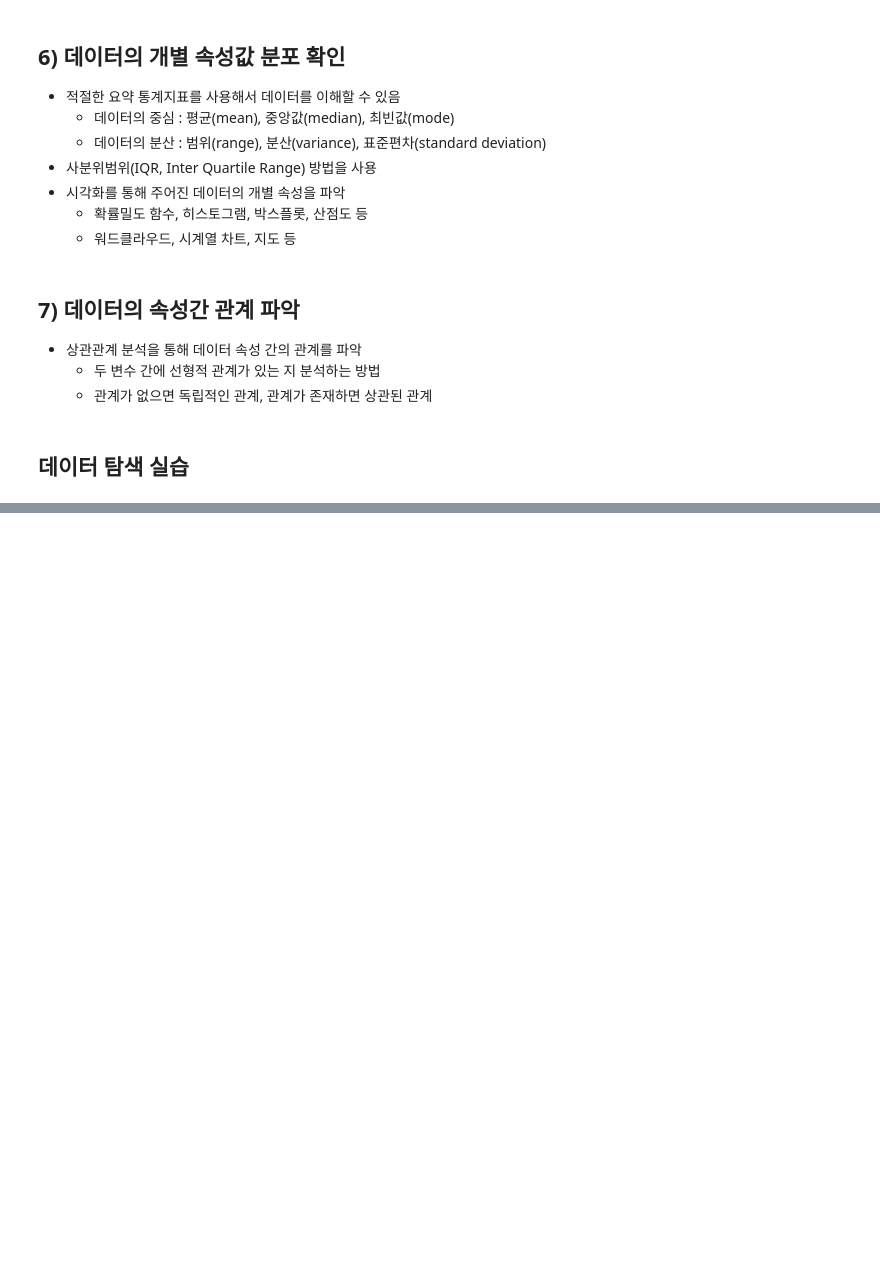
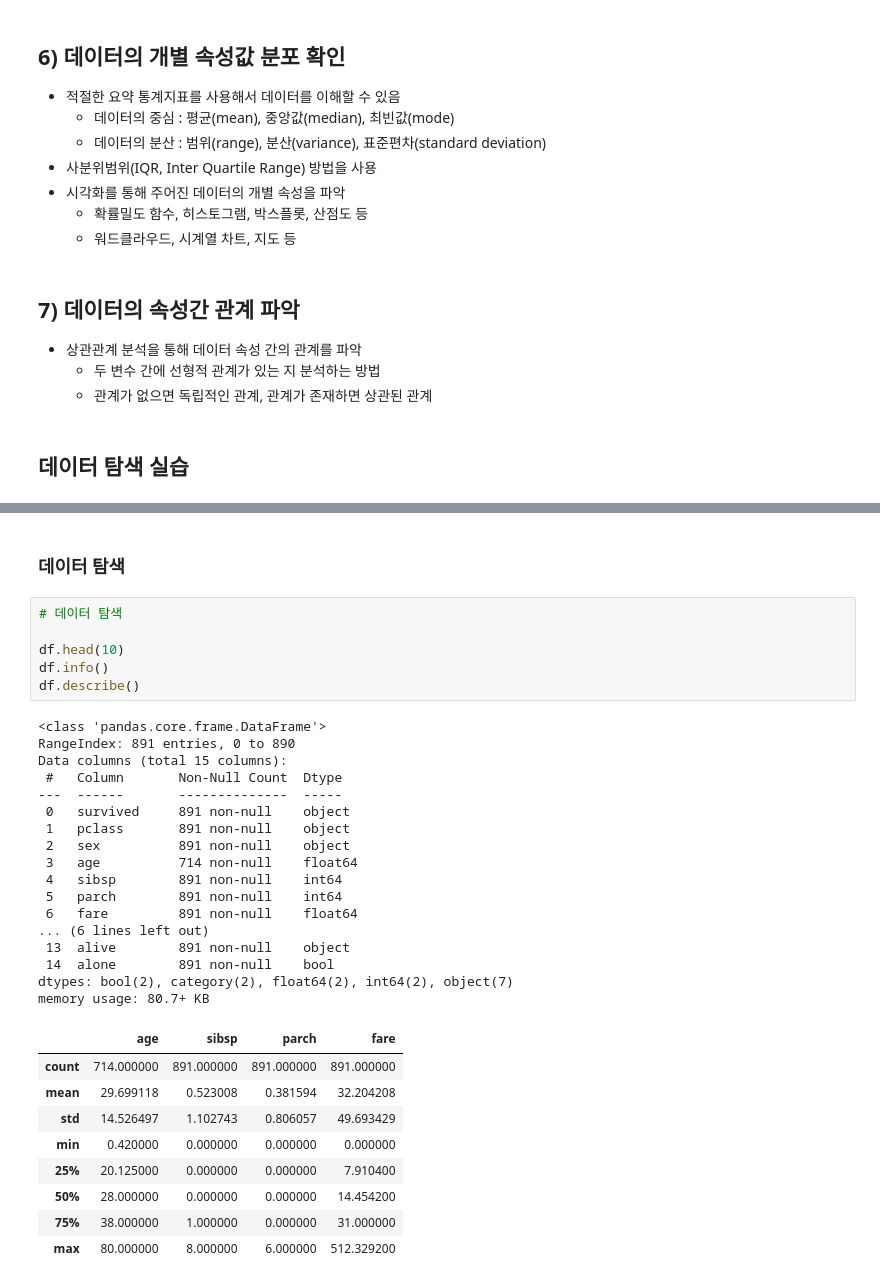
Before and after one commit to YugyeongJo/bigdata-analyst-certification, a Jupyter notebook: docs/02_data_preprocessing/01_data_exprolation/EDA.ipynb, the cells around one changed output, grey strips where cells are left out. Saved outputs shown, nothing was run; the diff lists cells and outputs as text; blank space fills up the shorter version.

```diff
--- a/docs/02_data_preprocessing/01_data_exprolation/EDA.ipynb
+++ b/docs/02_data_preprocessing/01_data_exprolation/EDA.ipynb
@@ -70,0 +143,35 @@ print(df.head())
+# %% [markdown]
+### 데이터 탐색
+# %%
+# 데이터 탐색
+
+df.head(10)
+df.info()
+df.describe()
+# %% [output]
+<class 'pandas.core.frame.DataFrame'>
+RangeIndex: 891 entries, 0 to 890
+Data columns (total 15 columns):
+ #   Column       Non-Null Count  Dtype
+---  ------       --------------  -----
+ 0   survived     891 non-null    object
+ 1   pclass       891 non-null    object
+ 2   sex          891 non-null    object
+ 3   age          714 non-null    float64
+ 4   sibsp        891 non-null    int64
+ 5   parch        891 non-null    int64
+ 6   fare         891 non-null    float64
+... (6 lines left out)
+ 13  alive        891 non-null    object
+ 14  alone        891 non-null    bool
+dtypes: bool(2), category(2), float64(2), int64(2), object(7)
+memory usage: 80.7+ KB
+|  | age | sibsp | parch | fare |
+| count | 714.000000 | 891.000000 | 891.000000 | 891.000000 |
+| mean | 29.699118 | 0.523008 | 0.381594 | 32.204208 |
+| std | 14.526497 | 1.102743 | 0.806057 | 49.693429 |
+| min | 0.420000 | 0.000000 | 0.000000 | 0.000000 |
+| 25% | 20.125000 | 0.000000 | 0.000000 | 7.910400 |
+| 50% | 28.000000 | 0.000000 | 0.000000 | 14.454200 |
+| 75% | 38.000000 | 1.000000 | 0.000000 | 31.000000 |
+| max | 80.000000 | 8.000000 | 6.000000 | 512.329200 |
```
Also changed, not shown: parts of 17 cells of this notebook, 1 other file.
